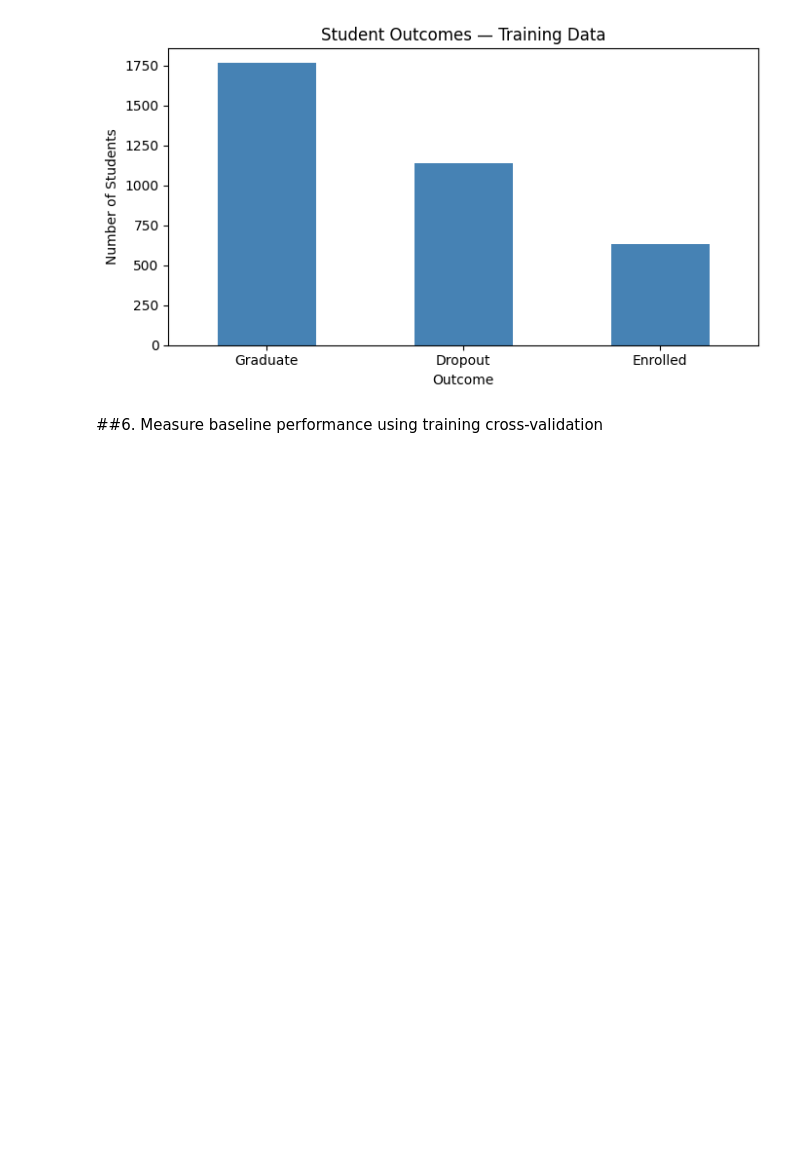
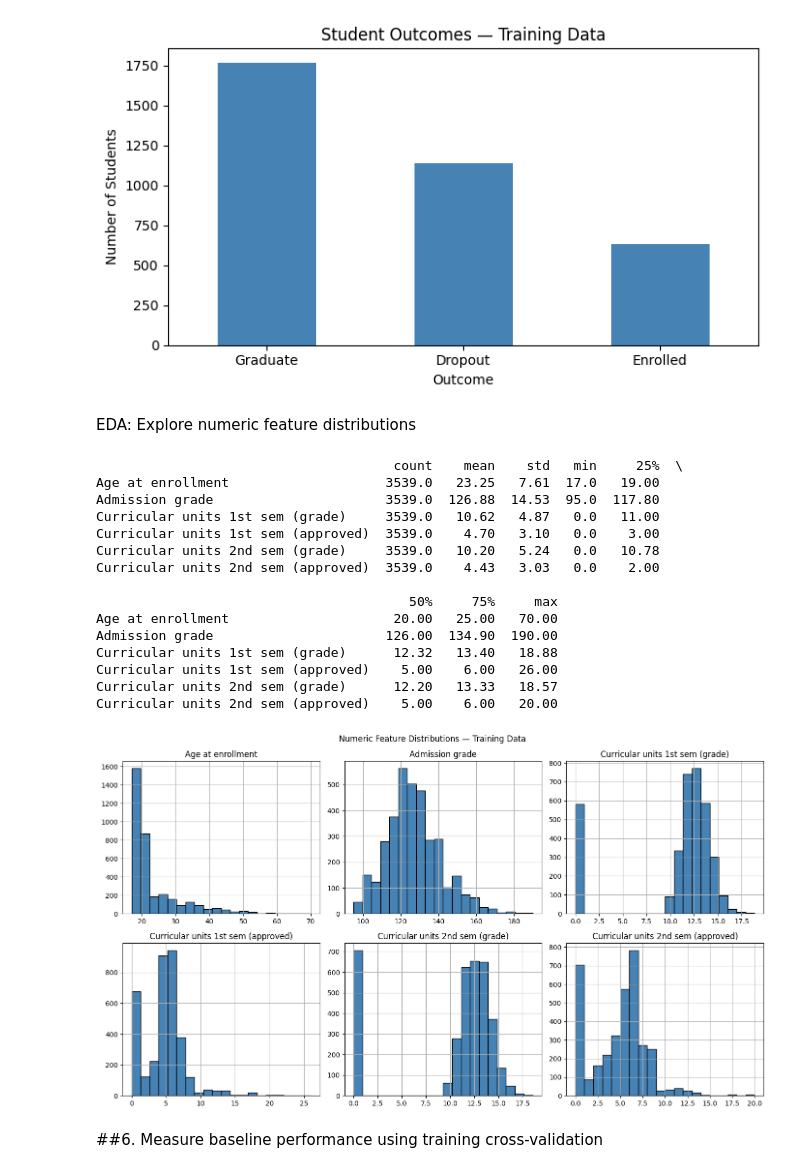
Before and after one commit to Ayesh2002/ml-student-dropout, a Jupyter notebook: 02_random_forest.ipynb, the cells around one changed output. Saved outputs shown, nothing was run; the diff lists cells and outputs as text; code cells hidden in the pictures; blank space fills up the shorter version.

Commit message:
explore numeric training feature distributions

```diff
--- a/02_random_forest.ipynb
+++ b/02_random_forest.ipynb
@@ -156,6 +156,51 @@ Graduate      1767       49.93
 Dropout       1137       32.13
 Enrolled       635       17.94
 [figure]
+# %% [markdown]
+EDA: Explore numeric feature distributions
+# %%
+# Numeric features to explore
+numeric_eda_cols = [
+    "Age at enrollment",
+    "Admission grade",
+    "Curricular units 1st sem (grade)",
+    "Curricular units 1st sem (approved)",
+    "Curricular units 2nd sem (grade)",
+    "Curricular units 2nd sem (approved)"
+]
+
+# Summary statistics from training data
+print(X_train[numeric_eda_cols].describe().T.round(2))
+
+# Plot the distributions
+X_train[numeric_eda_cols].hist(
+    bins=20,
+    figsize=(14, 8),
+    layout=(2, 3),
+    color="steelblue",
+    edgecolor="black"
+)
+
+plt.suptitle("Numeric Feature Distributions — Training Data")
+plt.tight_layout()
+plt.show()
+# %% [output]
+                                      count    mean    std   min     25%  \
+Age at enrollment                    3539.0   23.25   7.61  17.0   19.00
+Admission grade                      3539.0  126.88  14.53  95.0  117.80
+Curricular units 1st sem (grade)     3539.0   10.62   4.87   0.0   11.00
+Curricular units 1st sem (approved)  3539.0    4.70   3.10   0.0    3.00
+Curricular units 2nd sem (grade)     3539.0   10.20   5.24   0.0   10.78
+Curricular units 2nd sem (approved)  3539.0    4.43   3.03   0.0    2.00
+
+                                        50%     75%     max
+Age at enrollment                     20.00   25.00   70.00
+Admission grade                      126.00  134.90  190.00
+Curricular units 1st sem (grade)      12.32   13.40   18.88
+Curricular units 1st sem (approved)    5.00    6.00   26.00
+Curricular units 2nd sem (grade)      12.20   13.33   18.57
+Curricular units 2nd sem (approved)    5.00    6.00   20.00
+[figure, added]
 # %% [markdown]
 ##6. Measure baseline performance using training cross-validation
 # %%
```
